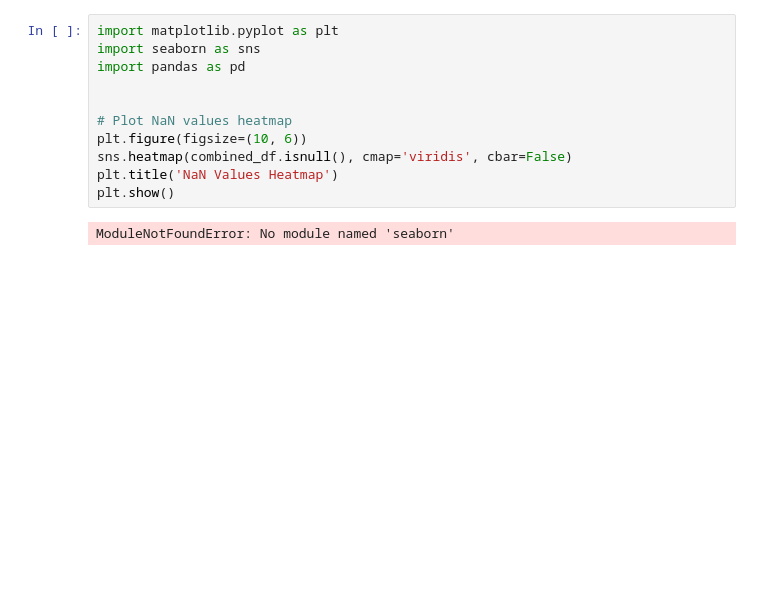
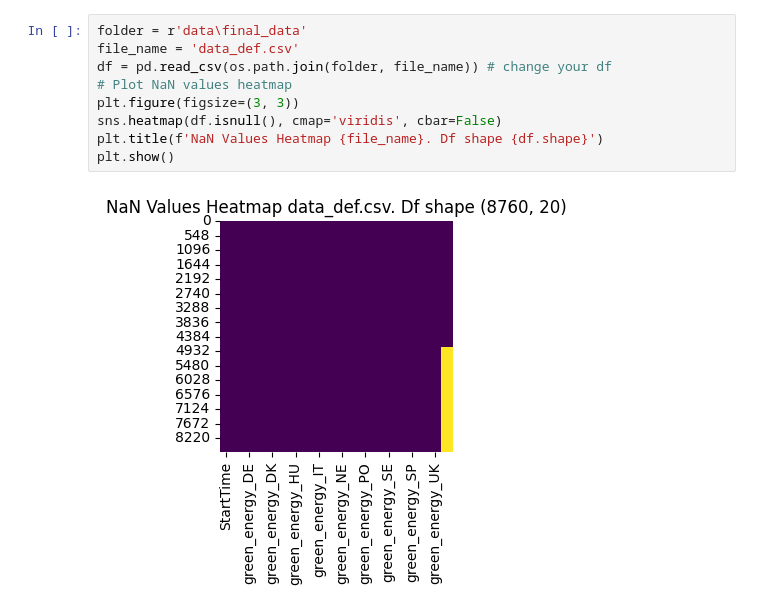
Before and after one commit to arturofredes/SchneiderHackathon_UBEcoFriends, a Jupyter notebook: pruebas.ipynb, the cells around one changed output. Drawn from its saved outputs; the diff is of its cells as text; blank space fills up the shorter version.

```diff
--- a/pruebas.ipynb
+++ b/pruebas.ipynb
@@ -142,13 +7,11 @@ UK
 # %%
-import matplotlib.pyplot as plt
-import seaborn as sns
-import pandas as pd
-
-
+folder = r'data\final_data'
+file_name = 'data_def.csv'
+df = pd.read_csv(os.path.join(folder, file_name)) # change your df
 # Plot NaN values heatmap
-plt.figure(figsize=(10, 6))
-sns.heatmap(combined_df.isnull(), cmap='viridis', cbar=False)
-plt.title('NaN Values Heatmap')
+plt.figure(figsize=(3, 3))
+sns.heatmap(df.isnull(), cmap='viridis', cbar=False)
+plt.title(f'NaN Values Heatmap {file_name}. Df shape {df.shape}')
 plt.show()
 # %% [output]
-ModuleNotFoundError: No module named 'seaborn'
+[figure, added]
```
Also changed, not shown: parts of 18 cells of this notebook.
